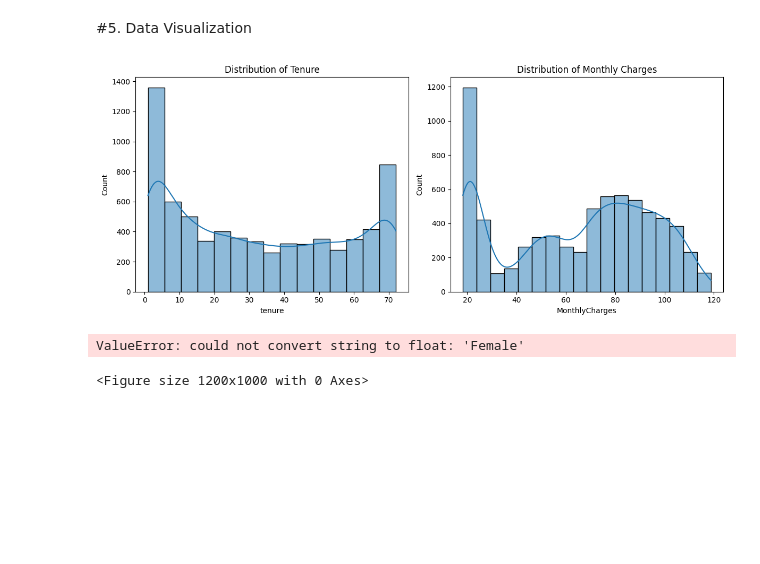
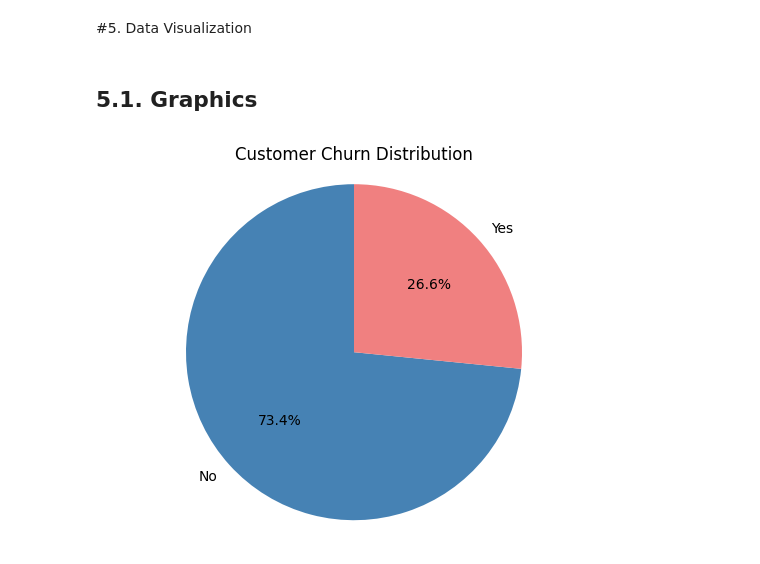
Before and after one commit to diegoeller/Churn-Prediction-Project, a Jupyter notebook: Telco_Customer_Churn.ipynb, the cells around one changed output. Drawn from its saved outputs; the diff is of its cells as text; code cells hidden in the pictures; blank space fills up the shorter version.

```diff
--- a/Telco_Customer_Churn.ipynb
+++ b/Telco_Customer_Churn.ipynb
@@ -145,30 +145,20 @@ df.head()
 df['Churn'] = df['Churn'].map({'Yes': 1, 'No': 0})
 # %% [markdown]
 #5. Data Visualization
-# %%
-# prompt: generate 2 graphics showing a caracteristic of 2 dimensions of the dataset
-
-# Visualize the distribution of 'tenure' and 'MonthlyCharges'
-plt.figure(figsize=(12, 5))
-
-plt.subplot(1, 2, 1)
-sns.histplot(df['tenure'], kde=True)
-plt.title('Distribution of Tenure')
-
-plt.subplot(1, 2, 2)
-sns.histplot(df['MonthlyCharges'], kde=True)
-plt.title('Distribution of Monthly Charges')
-
-plt.tight_layout()
-plt.show()
-# %% [output]
-[figure, removed]
-# %%
-# Correlation matrix heatmap
-plt.figure(figsize=(12, 10))
-sns.heatmap(df.corr(), annot=True, cmap='coolwarm', fmt=".2f")
-plt.title('Correlation Matrix')
-plt.show()
-# %% [output]
-ValueError: could not convert string to float: 'Female'
-<Figure size 1200x1000 with 0 Axes>
+# %% [markdown]
+## 5.1. Graphics
+# %%
+# Create the pizza graphic
+fig, ax = plt.subplots()
+ax.pie(df['Churn'].value_counts().values,
+       labels = ['No', 'Yes'],
+       colors=['steelblue', 'lightcoral'],
+       autopct='%1.1f%%',
+       startangle=90)
+
+ax.set_title('Customer Churn Distribution')
+ax.axis('equal')
+
+plt.show()
+# %% [output]
+[figure, added]
```
Also changed, not shown: parts of 33 cells of this notebook.
